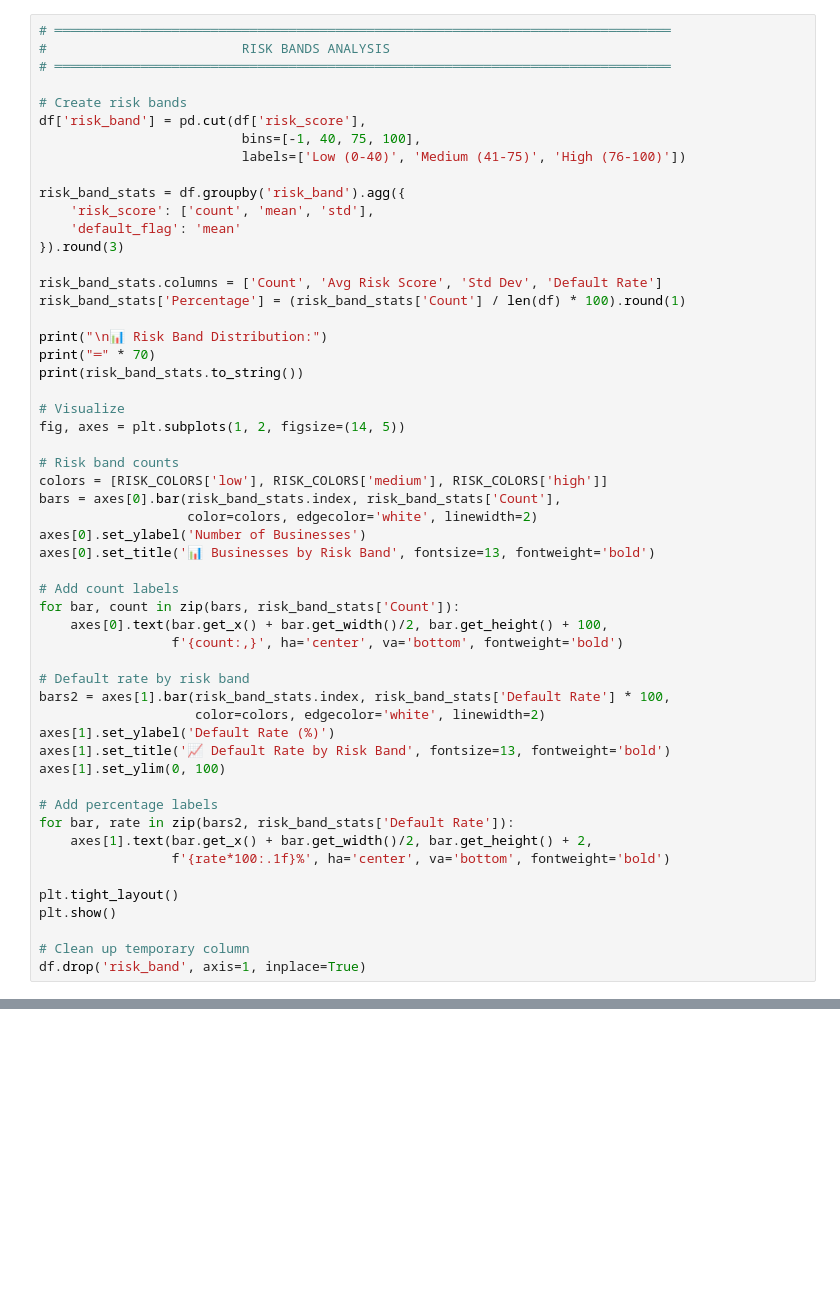
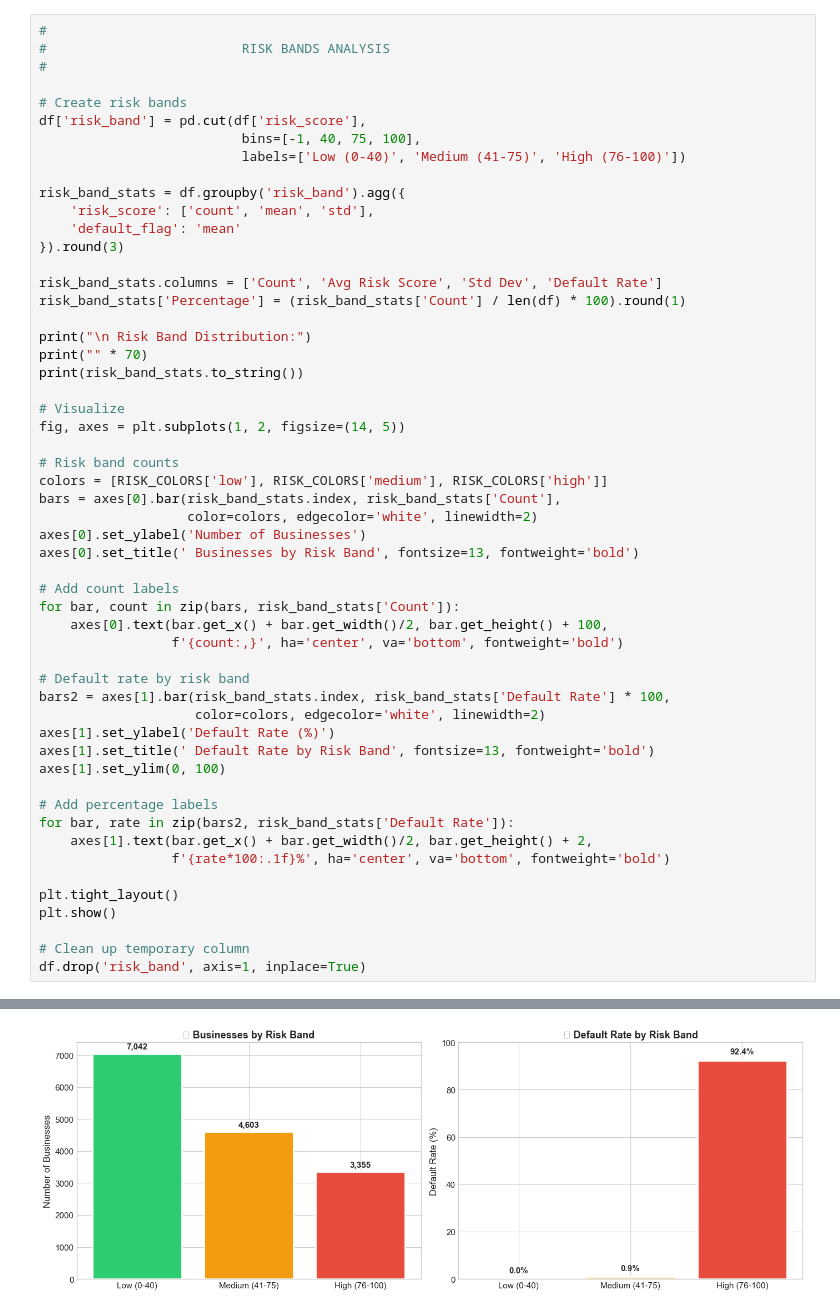
Before and after one commit to holly-agyei/mastercard-data-challenge, a Jupyter notebook: notebooks/xgboost_model_training.ipynb, the cells around one changed output, grey strips where cells are left out. Saved outputs shown, nothing was run; the diff lists cells and outputs as text; blank space fills up the shorter version.

```diff
--- a/notebooks/xgboost_model_training.ipynb
+++ b/notebooks/xgboost_model_training.ipynb
@@ -301,7 +382,7 @@ print(f"\n📈 Correlation between risk_score and default_flag: {corr:.4f}")
 # %%
-# ═══════════════════════════════════════════════════════════════════════════════
+#
 #                         RISK BANDS ANALYSIS
-# ═══════════════════════════════════════════════════════════════════════════════
+#
 
 # Create risk bands
 df['risk_band'] = pd.cut(df['risk_score'],
@@ -316,8 +397,8 @@ risk_band_stats = df.groupby('risk_band').agg({
 risk_band_stats.columns = ['Count', 'Avg Risk Score', 'Std Dev', 'Default Rate']
 risk_band_stats['Percentage'] = (risk_band_stats['Count'] / len(df) * 100).round(1)
 
-print("\n📊 Risk Band Distribution:")
-print("═" * 70)
+print("\n Risk Band Distribution:")
+print("" * 70)
 print(risk_band_stats.to_string())
 
 # Visualize
@@ -328,7 +409,7 @@ colors = [RISK_COLORS['low'], RISK_COLORS['medium'], RISK_COLORS['high']]
 bars = axes[0].bar(risk_band_stats.index, risk_band_stats['Count'],
                    color=colors, edgecolor='white', linewidth=2)
 axes[0].set_ylabel('Number of Businesses')
-axes[0].set_title('📊 Businesses by Risk Band', fontsize=13, fontweight='bold')
+axes[0].set_title(' Businesses by Risk Band', fontsize=13, fontweight='bold')
 
 # Add count labels
 for bar, count in zip(bars, risk_band_stats['Count']):
@@ -339,7 +420,7 @@ for bar, count in zip(bars, risk_band_stats['Count']):
 bars2 = axes[1].bar(risk_band_stats.index, risk_band_stats['Default Rate'] * 100,
                     color=colors, edgecolor='white', linewidth=2)
 axes[1].set_ylabel('Default Rate (%)')
-axes[1].set_title('📈 Default Rate by Risk Band', fontsize=13, fontweight='bold')
+axes[1].set_title(' Default Rate by Risk Band', fontsize=13, fontweight='bold')
 axes[1].set_ylim(0, 100)
 
 # Add percentage labels
@@ -352,3 +433,4 @@ plt.show()
 
 # Clean up temporary column
 df.drop('risk_band', axis=1, inplace=True)
+# %% [output]
@@ -355 +444,2 @@ df.drop('risk_band', axis=1, inplace=True)
+[figure, added]
 # %% [markdown]
```
Also changed, not shown: parts of 52 cells of this notebook, 10 other files.
